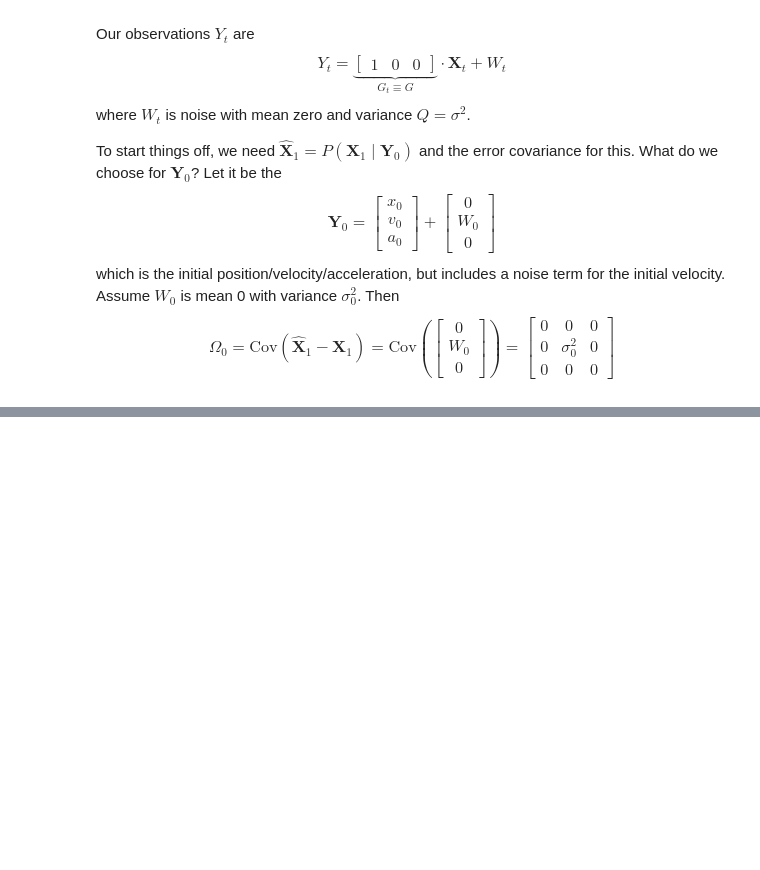
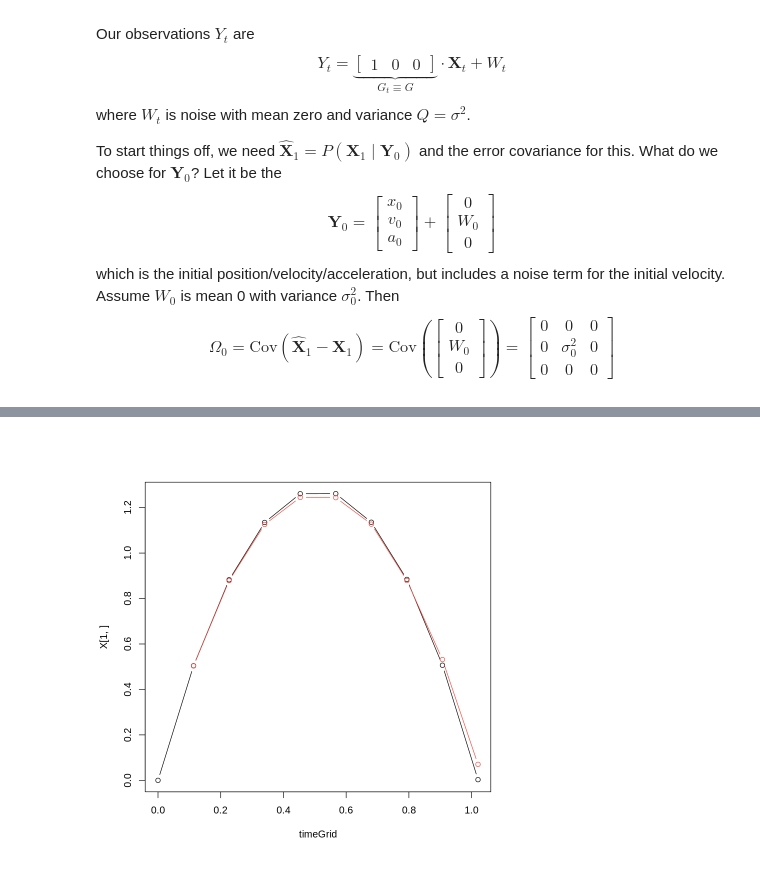
Before and after one commit to stephenbeckr/time-series-class, a Jupyter notebook: Demos/TimeSeries_KalmanFiltering.ipynb, the cells around one changed output, grey strips where cells are left out. Saved outputs shown, nothing was run; the diff lists cells and outputs as text; code cells hidden in the pictures; blank space fills up the shorter version.

```diff
--- a/Demos/TimeSeries_KalmanFiltering.ipynb
+++ b/Demos/TimeSeries_KalmanFiltering.ipynb
@@ -282,0 +308,5 @@ ks  <- astsa::Ksmooth0(num, y, A=Gt, mu0=0, Sigma0=Omega0, Phi=Ft, cQ=cQ, cR=cR)
+# %%
+plot( timeGrid, X[1,],type='b')
+lines( timeGrid[-1], ks$xf[1,,-num], type='b', col=2)
+# %% [output]
+[figure, added]
```
Also changed, not shown: parts of 2 cells of this notebook.
